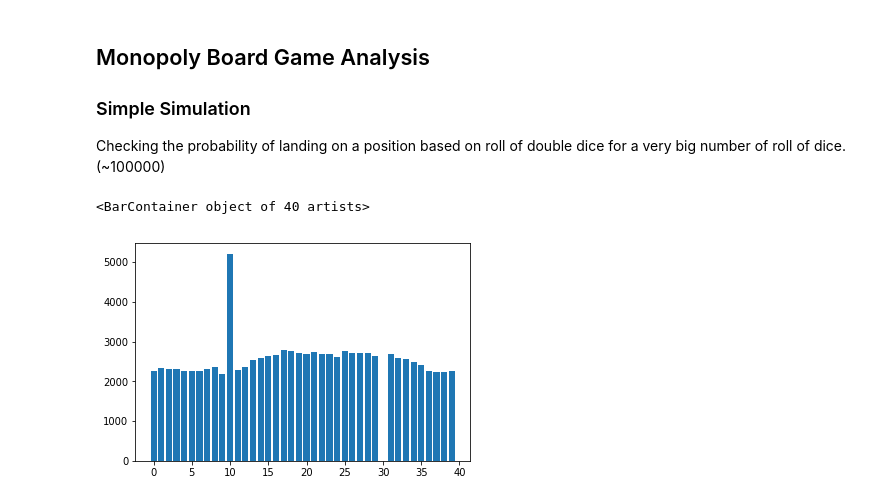
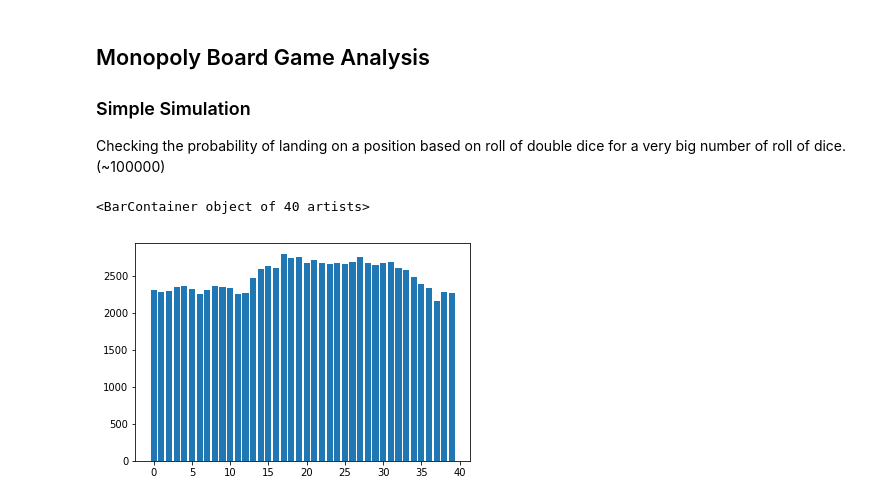
Before and after one commit to meenurajapandian/monopoly, a Jupyter notebook: Notes.ipynb, the cells around one changed output. Cells and saved outputs as stored; diff of their text form; code cells hidden in the pictures.

```diff
--- a/Notes.ipynb
+++ b/Notes.ipynb
@@ -7,24 +12,22 @@ Checking the probability of landing on a position based on roll of double dice f
 # %%
-from random import randint
-import numpy as np
-
 places = np.zeros(40, dtype=int)
 position = 0
 for i in range(1, 100000):
-    d1 = randint(1, 6)
-    d2 = randint(1, 6)
+    d1 = randint(1, 6) #Dice 2
+    d2 = randint(1, 6) #Dice 1
     d = d1 + d2
     position += d
     if position == 30:  # Jail position
-        position = 10
+        places[position] += 1 # Actually in Jail taken away
+        position = 10 # But the position is set to 10 which is actually the jail
     elif position >= 40:
         position -= 40  # Resetting once Go is reached
-    places[position] += 1
+        places[position] += 1
+    else:
+        places[position] += 1 # All other cases. Because actually in jail is taken apart from the place
 # %%
-import matplotlib.pyplot as plt
-names = ['Go', 'Med', 'Chest', 'Balt', 'IT', 'Rail' ]
 y_pos = np.arange(40)
 plt.bar(y_pos,places)
 # %% [output]
 <BarContainer object of 40 artists>
-[figure, old version]
+[figure, new version]
```
Also changed, not shown: parts of 8 cells of this notebook, 2 other files.
